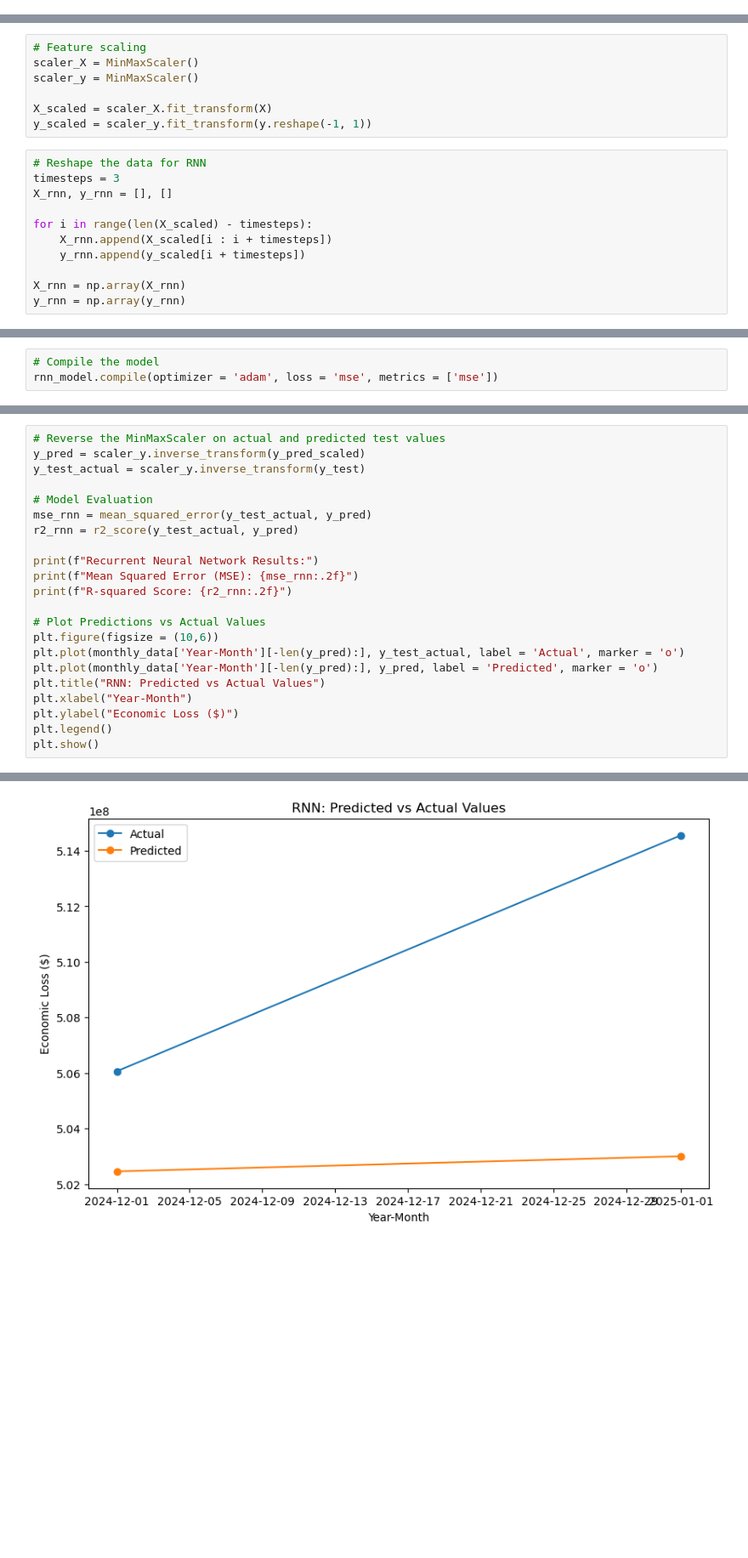
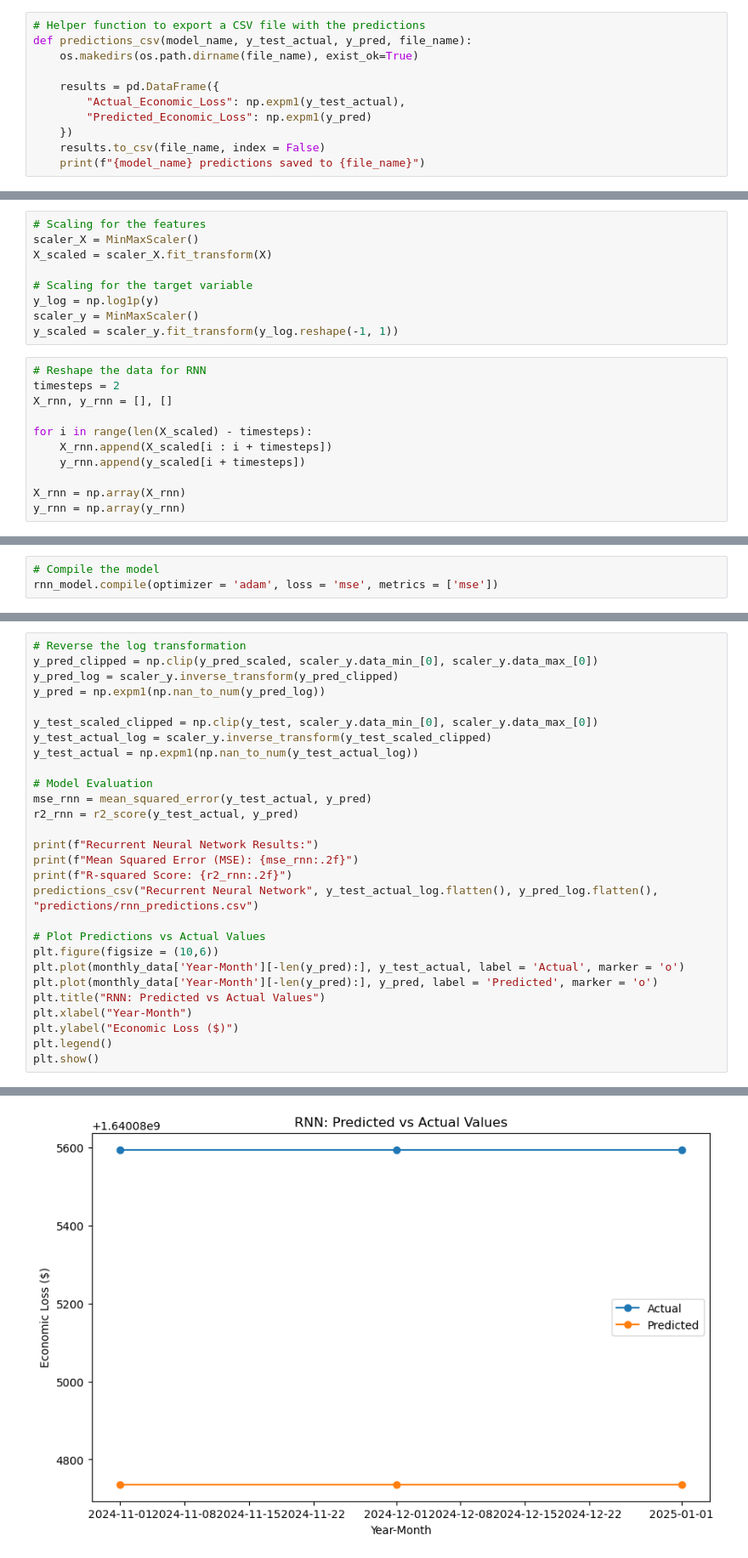
Before and after one commit to hamodikk/MSDS-422_Final_Project, a Jupyter notebook: Final_midpoint_EDA.ipynb, the cells around one changed output, grey strips where cells are left out. Shown at 85% size. Drawn from its saved outputs; the diff is of its cells as text; blank space fills up the shorter version.

```diff
--- a/Final_midpoint_EDA.ipynb
+++ b/Final_midpoint_EDA.ipynb
@@ -189,6 +190,17 @@ X_train_transformed = preprocessor.fit_transform(X_train)
 X_test_transformed = preprocessor.transform(X_test)
 # %% [markdown]
 ## Model Training and Fitting
+# %%
+# Helper function to export a CSV file with the predictions
+def predictions_csv(model_name, y_test_actual, y_pred, file_name):
+    os.makedirs(os.path.dirname(file_name), exist_ok=True)
+
+    results = pd.DataFrame({
+        "Actual_Economic_Loss": np.expm1(y_test_actual),
+        "Predicted_Economic_Loss": np.expm1(y_pred)
+    })
+    results.to_csv(file_name, index = False)
+    print(f"{model_name} predictions saved to {file_name}")
 # %% [markdown]
 ### Linear Regression
 # %%
@@ -332,15 +356,17 @@ target = 'Economic_Loss($)'
 X = monthly_data[features].values
 y = monthly_data[target].values
 # %%
-# Feature scaling
+# Scaling for the features
 scaler_X = MinMaxScaler()
+X_scaled = scaler_X.fit_transform(X)
+
+# Scaling for the target variable
+y_log = np.log1p(y)
 scaler_y = MinMaxScaler()
-
-X_scaled = scaler_X.fit_transform(X)
-y_scaled = scaler_y.fit_transform(y.reshape(-1, 1))
+y_scaled = scaler_y.fit_transform(y_log.reshape(-1, 1))
 # %%
 # Reshape the data for RNN
-timesteps = 3
+timesteps = 2
 X_rnn, y_rnn = [], []
 
 for i in range(len(X_scaled) - timesteps):
@@ -396,7 +422,12 @@ y_pred_scaled = rnn_model.predict(X_test)
 # %%
-# Reverse the MinMaxScaler on actual and predicted test values
-y_pred = scaler_y.inverse_transform(y_pred_scaled)
-y_test_actual = scaler_y.inverse_transform(y_test)
+# Reverse the log transformation
+y_pred_clipped = np.clip(y_pred_scaled, scaler_y.data_min_[0], scaler_y.data_max_[0])
+y_pred_log = scaler_y.inverse_transform(y_pred_clipped)
+y_pred = np.expm1(np.nan_to_num(y_pred_log))
+
+y_test_scaled_clipped = np.clip(y_test, scaler_y.data_min_[0], scaler_y.data_max_[0])
+y_test_actual_log = scaler_y.inverse_transform(y_test_scaled_clipped)
+y_test_actual = np.expm1(np.nan_to_num(y_test_actual_log))
 
 # Model Evaluation
 mse_rnn = mean_squared_error(y_test_actual, y_pred)
@@ -405,6 +436,7 @@ r2_rnn = r2_score(y_test_actual, y_pred)
 print(f"Recurrent Neural Network Results:")
 print(f"Mean Squared Error (MSE): {mse_rnn:.2f}")
 print(f"R-squared Score: {r2_rnn:.2f}")
+predictions_csv("Recurrent Neural Network", y_test_actual_log.flatten(), y_pred_log.flatten(), "predictions/rnn_predictions.csv")
 
 # Plot Predictions vs Actual Values
 plt.figure(figsize = (10,6))
@@ -422 +455 @@ R-squared Score: -3.06
-[figure, old version]
+[figure, new version]
```
Also changed, not shown: parts of 8 cells of this notebook, 6 other files.
